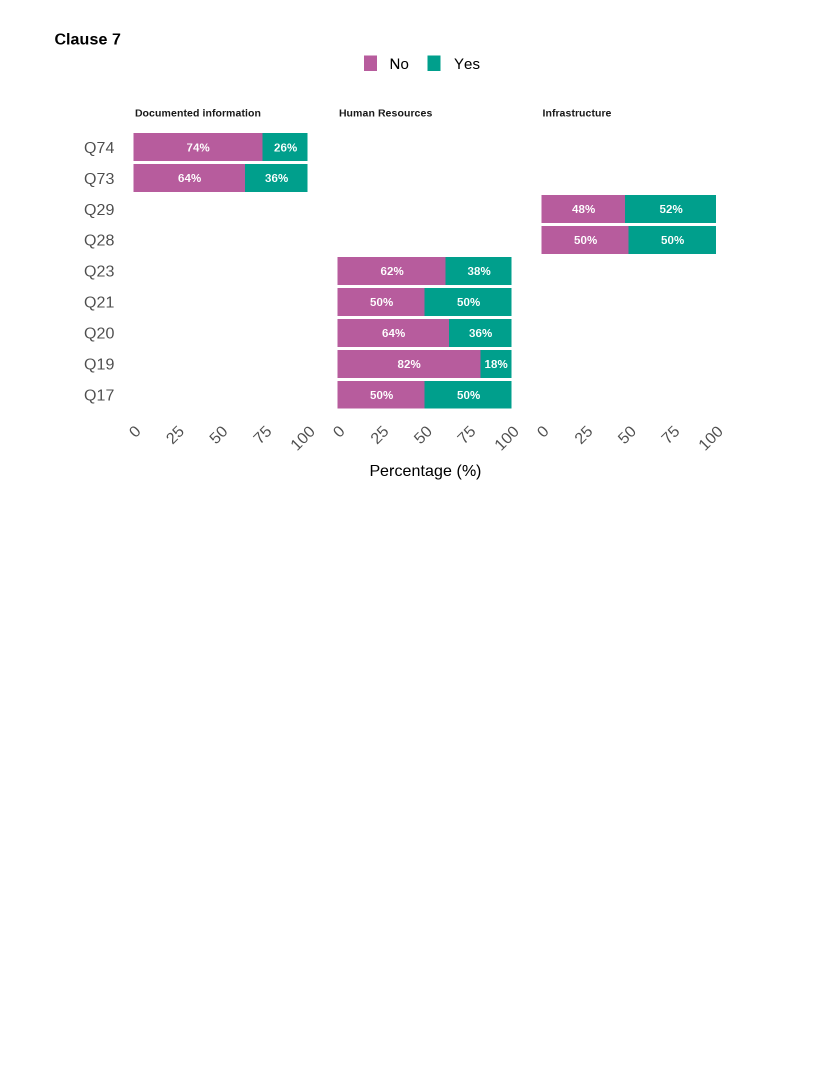
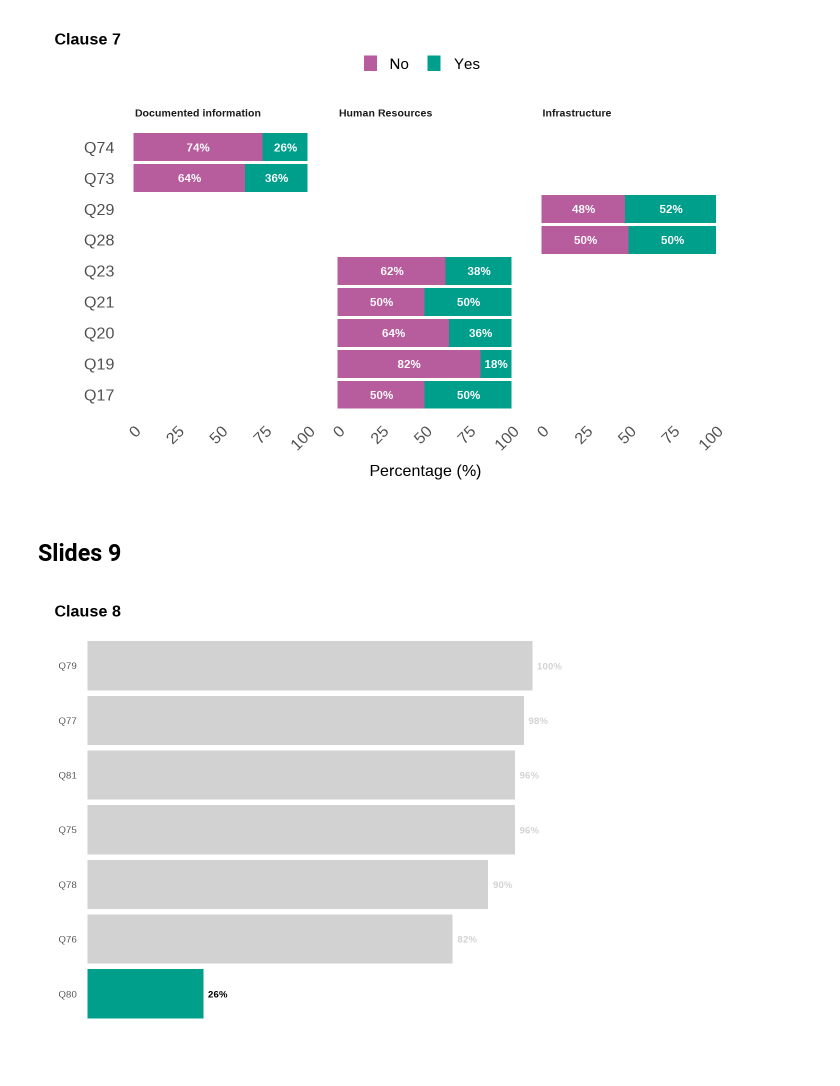
Before and after one commit to derisiswara/apec-2025, a Jupyter notebook: visualization.ipynb, the cells around one changed output. Saved outputs shown, nothing was run; the diff lists cells and outputs as text; code cells hidden in the pictures; blank space fills up the shorter version.

```diff
--- a/visualization.ipynb
+++ b/visualization.ipynb
@@ -205,3 +234,41 @@ ggplot(support_data_long, aes(x = ques, y = Percentage, fill = Response)) +
 options(warn = 0)
 # %% [output]
 [figure]
+# %% [markdown]
+## Slides 9
+# %%
+options(warn = -1)
+
+# Set plot dimensions
+options(repr.plot.width = 10, repr.plot.height = 8)
+
+operation_df <- read.csv("data/slides9.csv")
+
+# Create bar chart following the style pattern
+operation_df |>
+    mutate(lbl = paste0(round(Performance, 1), "%")) |>
+    ggplot(aes(x = Performance, y = fct_reorder(Question, Performance))) +
+    geom_col(fill = color_base) +
+    geom_text(aes(label = lbl),
+              hjust = 0, nudge_x = 1,
+              size = 5, fontface = "bold", family = font_text) +
+    scale_x_continuous(expand = expansion(mult = c(0, .15))) +
+    labs(
+        title = "Clause 8",
+        x = "",
+        y = NULL
+    ) +
+    theme_quarto() +
+    theme(
+        panel.grid = element_blank(),
+        axis.ticks = element_blank(),
+        plot.title = element_text(size = 24, face = "bold", family = font_title),
+        axis.text.x = element_blank(),
+        axis.text.y = element_text(size = 14, family = font_sans),
+        plot.margin = margin(20, 40, 20, 20)
+    ) +
+    gghighlight(Question == "Q80")
+
+options(warn = 0)
+# %% [output]
+[figure, added]
```
Also changed, not shown: parts of 13 cells of this notebook, 12 other files.
